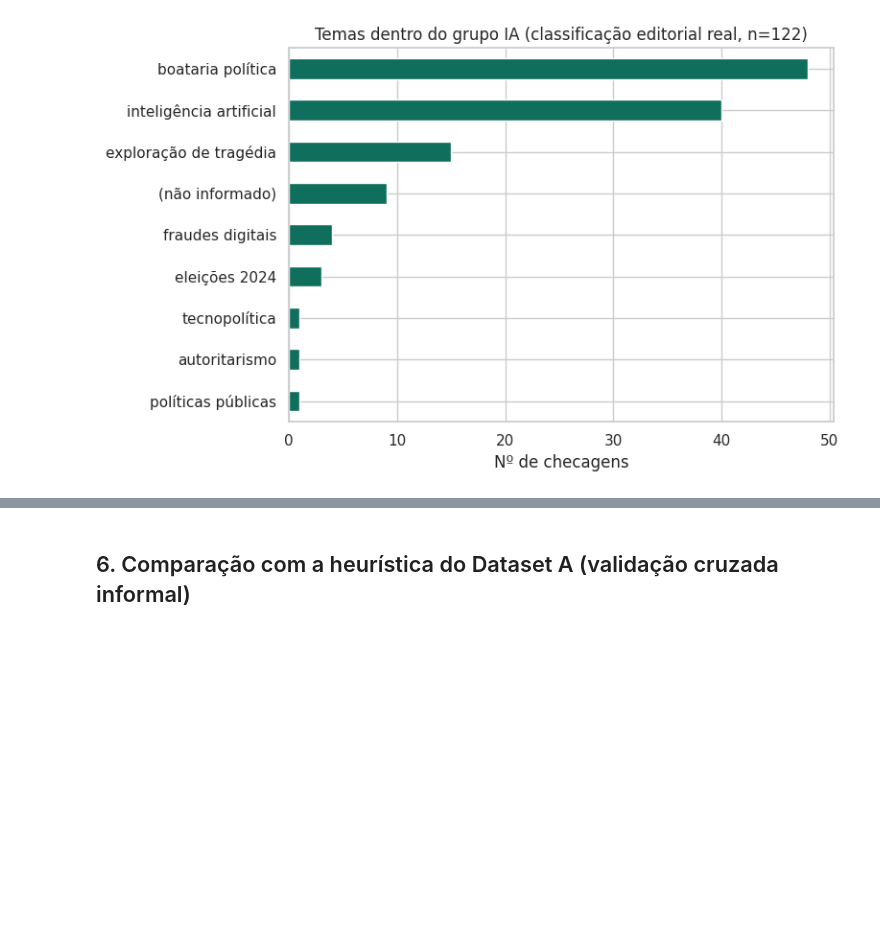
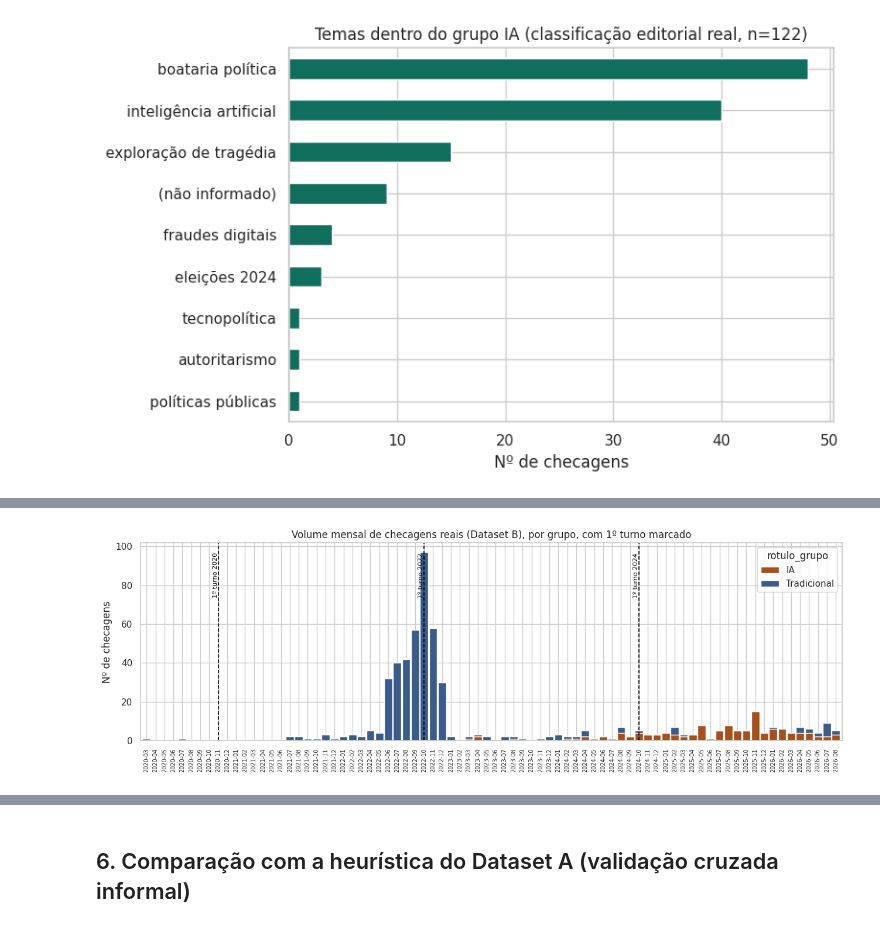
Before and after one commit to jpbezerra/politicAI, a Jupyter notebook: notebooks/02_dataset_b_aosfatos_eda.ipynb, the cells around one changed output, grey strips where cells are left out. Cells and saved outputs as stored; diff of their text form; code cells hidden in the pictures; blank space fills up the shorter version.

```diff
--- a/notebooks/02_dataset_b_aosfatos_eda.ipynb
+++ b/notebooks/02_dataset_b_aosfatos_eda.ipynb
@@ -343,0 +582,32 @@ plt.tight_layout(); plt.show()
+# %%
+
+fig, ax = plt.subplots(figsize=(13, 4.5))
+mensal_grupo = (
+    df.set_index("data_publicacao_iso")
+    .groupby("rotulo_grupo")
+    .resample("ME").size()
+    .unstack("rotulo_grupo")
+    .fillna(0)
+)
+mensal_grupo = mensal_grupo[mensal_grupo.index >= "2020-01-01"]
+periodos = mensal_grupo.index  # guarda o DatetimeIndex original antes de trocar por rotulos em string
+mensal_grupo = mensal_grupo.reset_index(drop=True)  # evita bug do pandas ("Must supply freq") no bar plot
+mensal_grupo.plot(kind="bar", stacked=True, width=0.9,
+                   color={"IA": "#A8501C", "Tradicional": "#3B5B8C"}, ax=ax)
+
+for ano, data_turno in DATAS_TURNO_1.items():
+    pos = None
+    for i, periodo in enumerate(periodos):
+        if periodo.year == data_turno.year and periodo.month == data_turno.month:
+            pos = i
+            break
+    if pos is not None:
+        ax.axvline(pos, color="black", linestyle="--", linewidth=1.2)
+        ax.text(pos, ax.get_ylim()[1] * 0.95, f"1º turno {ano}", rotation=90,
+                color="black", fontsize=8, ha="right", va="top")
+ax.set_xticklabels([f"{p.year}-{p.month:02d}" for p in periodos], rotation=90, fontsize=7)
+ax.set_title("Volume mensal de checagens reais (Dataset B), por grupo, com 1º turno marcado")
+ax.set_xlabel(""); ax.set_ylabel("Nº de checagens")
+plt.tight_layout(); plt.show()
+# %% [output]
+[figure, added]
```
Also changed, not shown: parts of 30 cells of this notebook, 11 other files.
